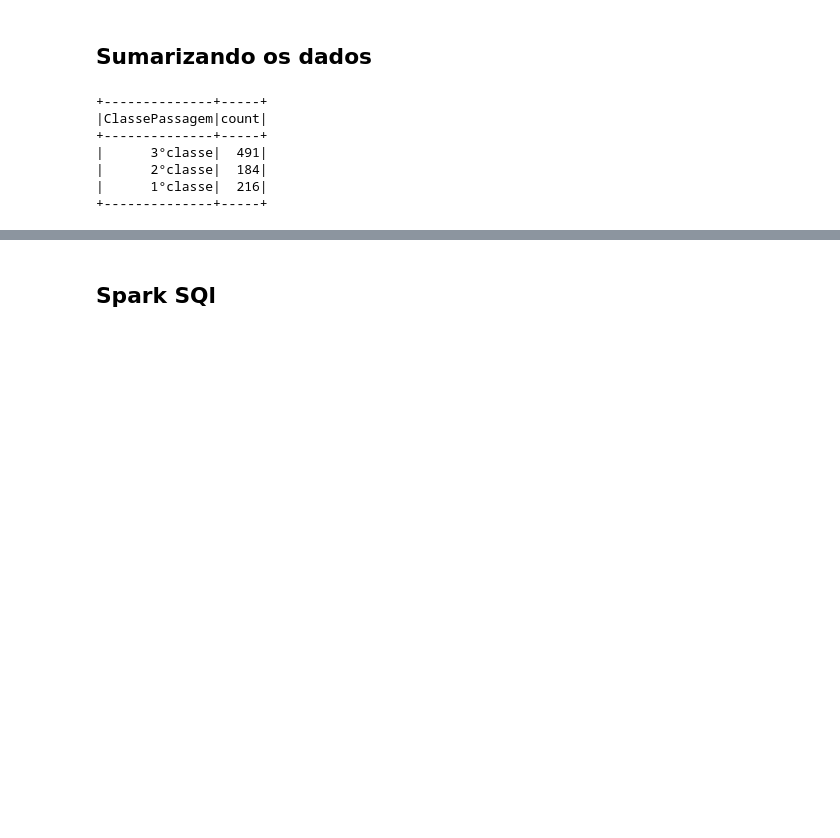
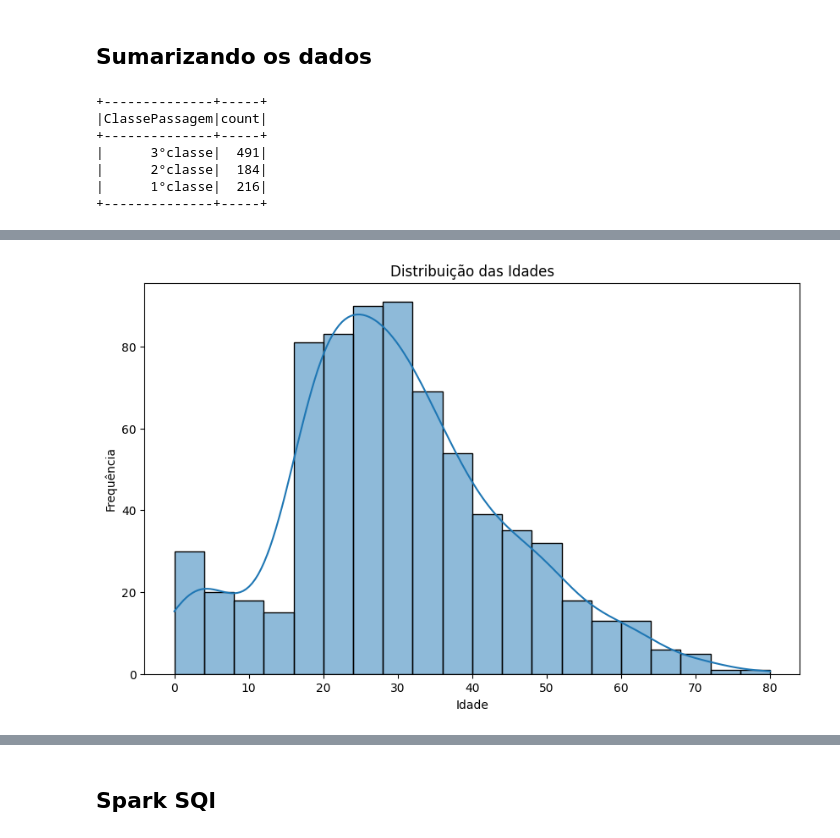
Before and after one commit to eder-ferreira/gestao_ciencia_dados, a Jupyter notebook: Spark_Titanic.ipynb, the cells around one changed output, grey strips where cells are left out. Cells and saved outputs as stored; diff of their text form; code cells hidden in the pictures; blank space fills up the shorter version.

```diff
--- a/Spark_Titanic.ipynb
+++ b/Spark_Titanic.ipynb
@@ -317,0 +366,10 @@ contagem_por_classe.show()
+# %%
+# Histograma: Distribuição das Idades
+plt.figure(figsize=(10, 6))
+sns.histplot(data=titanic_df, x='Idade', kde=True)
+plt.title('Distribuição das Idades')
+plt.xlabel('Idade')
+plt.ylabel('Frequência')
+plt.show()
+# %% [output]
+[figure, added]
```
Also changed, not shown: parts of 14 cells of this notebook.
